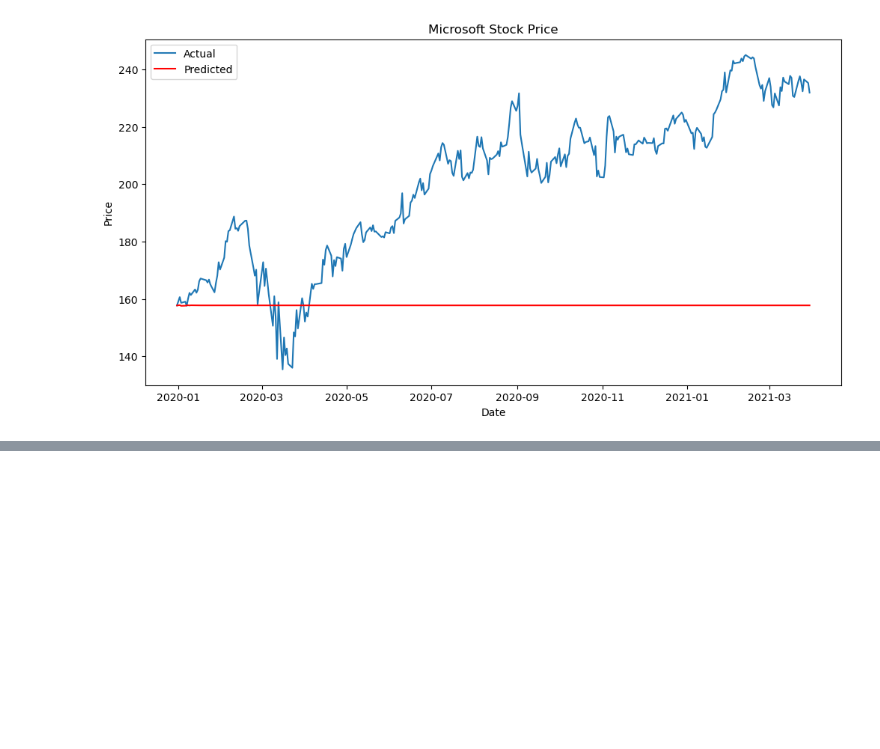
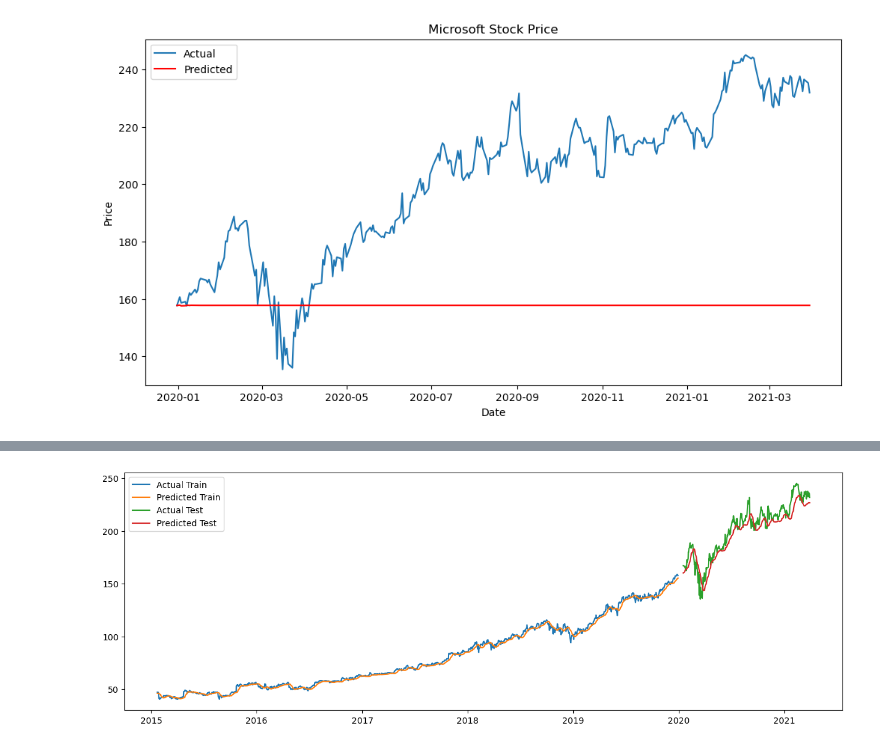
Before and after one commit to Stephie01/Time-Series-Analysis---Predicting-Microsoft-Stock-Prices-, a Jupyter notebook: project.ipynb, the cells around one changed output, grey strips where cells are left out. Drawn from its saved outputs; the diff is of its cells as text; code cells hidden in the pictures; blank space fills up the shorter version.

```diff
--- a/project.ipynb
+++ b/project.ipynb
@@ -763,0 +764,59 @@ ax2.hist(residuals, density=True)
+# %%
+import numpy as np
+import pandas as pd
+from sklearn.preprocessing import MinMaxScaler
+from keras.models import Sequential
+from keras.layers import LSTM, Dense
+
+# Prepare the data
+data = df['Close'].values.reshape(-1, 1)
+scaler = MinMaxScaler(feature_range=(0, 1))
+scaled_data = scaler.fit_transform(data)
+
+# Split the data into training and testing sets
+train_size = int(len(scaled_data) * 0.8)  # 80% for training, 20% for testing
+train_data = scaled_data[:train_size]
+test_data = scaled_data[train_size:]
+
+# Create sequences for LSTM training
+def create_sequences(data, seq_length):
+    X = []
+    y = []
+    for i in range(len(data) - seq_length):
+        X.append(data[i:i+seq_length])
+        y.append(data[i+seq_length])
+    return np.array(X), np.array(y)
+
+seq_length = 12  # Length of the input sequence for each prediction
+X_train, y_train = create_sequences(train_data, seq_length)
+X_test, y_test = create_sequences(test_data, seq_length)
+
+# Create and train the LSTM model
+model = Sequential()
+model.add(LSTM(units=50, return_sequences=True, input_shape=(seq_length, 1)))
+model.add(LSTM(units=50))
+model.add(Dense(units=1))
+model.compile(optimizer='adam', loss='mean_squared_error')
+model.fit(X_train, y_train, epochs=10, batch_size=32)
+
+# Make predictions
+train_predictions = model.predict(X_train)
+test_predictions = model.predict(X_test)
+
+# Inverse scaling to get actual values
+train_predictions = scaler.inverse_transform(train_predictions)
+y_train = scaler.inverse_transform(y_train)
+test_predictions = scaler.inverse_transform(test_predictions)
+y_test = scaler.inverse_transform(y_test)
+
+# Plot the predictions
+import matplotlib.pyplot as plt
+
+plt.figure(figsize=(15, 5))
+plt.plot(df.index[seq_length:train_size], y_train, label='Actual Train')
+plt.plot(df.index[seq_length:train_size], train_predictions, label='Predicted Train')
+plt.plot(df.index[train_size+seq_length:], y_test, label='Actual Test')
+plt.plot(df.index[train_size+seq_length:], test_predictions, label='Predicted Test')
+plt.legend()
+plt.show()
+# %% [output]
@@ -763,0 +840 @@ ax2.hist(residuals, density=True)
+[figure, added]
```
Also changed, not shown: parts of 8 cells of this notebook.
